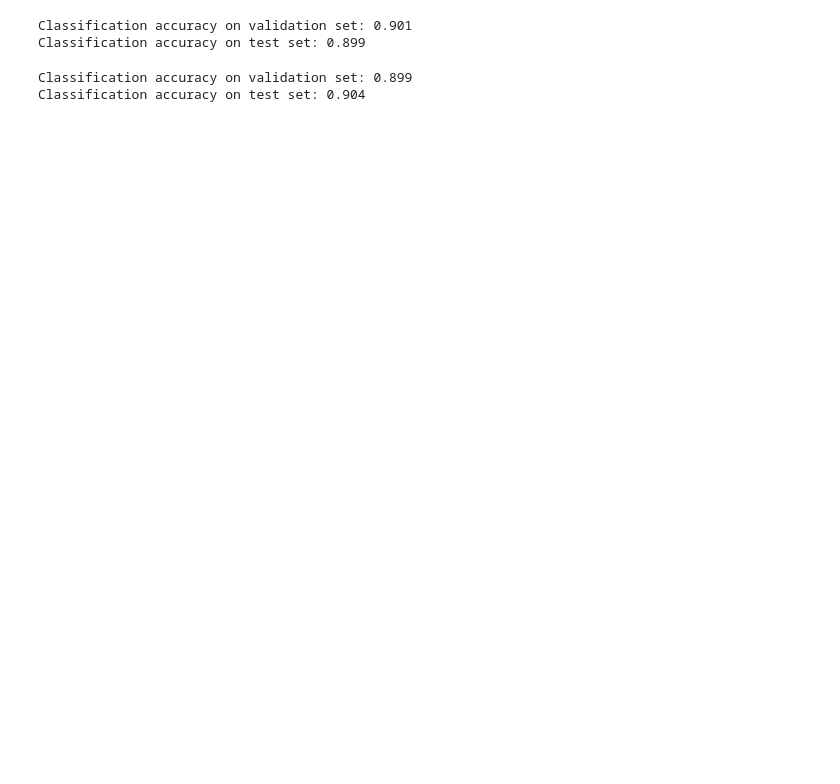
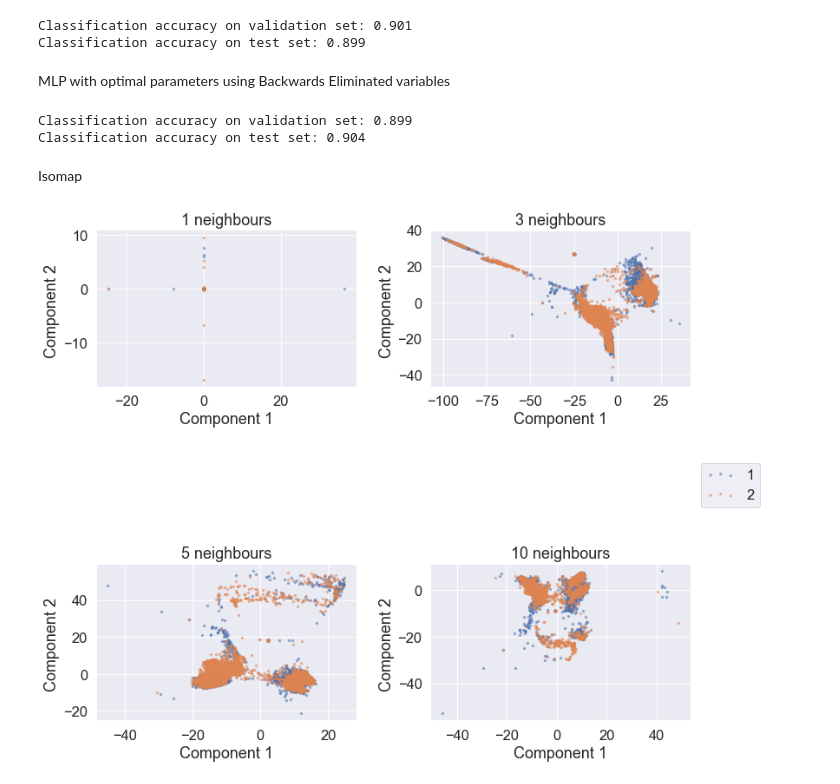
Before and after one commit to imran-marwat/sky-catalogue-classification-project, a Jupyter notebook: notebooks/classification_with_cols_19_21.ipynb, the cells around one changed output. Drawn from its saved outputs; the diff is of its cells as text; code cells hidden in the pictures; blank space fills up the shorter version.

```diff
--- a/notebooks/classification_with_cols_19_21.ipynb
+++ b/notebooks/classification_with_cols_19_21.ipynb
@@ -132,33 +85,3 @@ random_state = 1
-# %%
-# from sklearn.linear_model import LogisticRegression
-# from sklearn.neural_network import MLPClassifier
-# from sklearn.svm import SVC
-# from sklearn.tree import DecisionTreeClassifier
-# from sklearn.ensemble import RandomForestClassifier
-# from sklearn.metrics import f1_score,roc_auc_score
-
-names = ["Logistic Regression", "Linear SVM", "RBF SVM",
-         "Decision Tree", "Random Forest", "Neural Net (Multi-layer perceptron)"]
-
-classifiers = [
-    LogisticRegression(),
-    SVC(kernel="linear", probability=True, random_state=random_state),
-    SVC(kernel='rbf', probability=True, random_state=random_state),
-    DecisionTreeClassifier(max_depth=10),
-    RandomForestClassifier(max_depth=10, n_estimators=50,random_state=random_state),
-    MLPClassifier(max_iter=1000, random_state=random_state)]
-
-ca_score = {} # Classification accuracy
-F1_scores = {} #F1 scores
-
-for name, clf in zip(names, classifiers):
-    clf.fit(X_train_sc, y_train)
-    ca_score[name] = clf.score(X_val_sc, y_val)
-    F1_scores[name] = f1_score(y_val,clf.predict(X_val_sc),average='macro')
-
-print('Classification performance on validation set:')
-for clf in names:
-    print ("{}, accuracy: {:.3f}, f1-score: {:.3f}".format(clf, ca_score[clf],F1_scores[clf]))
 # %% [markdown]
 #Cross Validated Backwards Elimination using SVM
 # %%
@@ -315,6 +232,8 @@ print("Classification accuracy on test set: {:.3f}".format(accuracy_score(y_test
 # %% [output]
 Classification accuracy on validation set: 0.901
 Classification accuracy on test set: 0.899
+# %% [markdown]
+MLP with optimal parameters using Backwards Eliminated variables
 # %%
 # Train final model and report accuracy on validation and test sets
 from sklearn.metrics import accuracy_score
@@ -328,3 +247,5 @@ print("Classification accuracy on test set: {:.3f}".format(accuracy_score(y_test
 # %% [output]
 Classification accuracy on validation set: 0.899
 Classification accuracy on test set: 0.904
+# %% [markdown]
+Isomap
@@ -330,0 +275,17 @@ Classification accuracy on test set: 0.904
+# %%
+from sklearn.manifold import Isomap
+sns.set(font_scale=1.5) # Set default font size
+fig, ax = plt.subplots(2,2,figsize=(12,14))
+for ii, n_neighbors in enumerate([1, 3, 5, 10]):
+    ismp = Isomap(n_components=2, n_neighbors=n_neighbors)
+    X_ismp_2d = ismp.fit_transform(X_train_sc)
+    plt.subplot(3,2,ii+1)
+    scatter_2d_label(X_ismp_2d, y_train)
+    plt.title('{} neighbours'.format(n_neighbors))
+    plt.xlabel('Component 1')
+    plt.ylabel('Component 2 ')
+plt.legend(loc='center left', bbox_to_anchor=[1.01, 1.5], scatterpoints=3)
+fig.tight_layout()
+plt.show()
+# %% [output]
+[figure, added]
```
Also changed, not shown: parts of 12 cells of this notebook, 1 other file.
